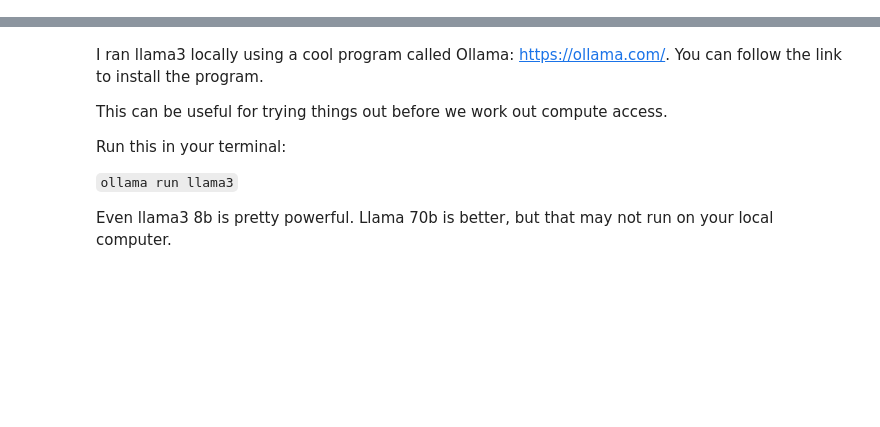
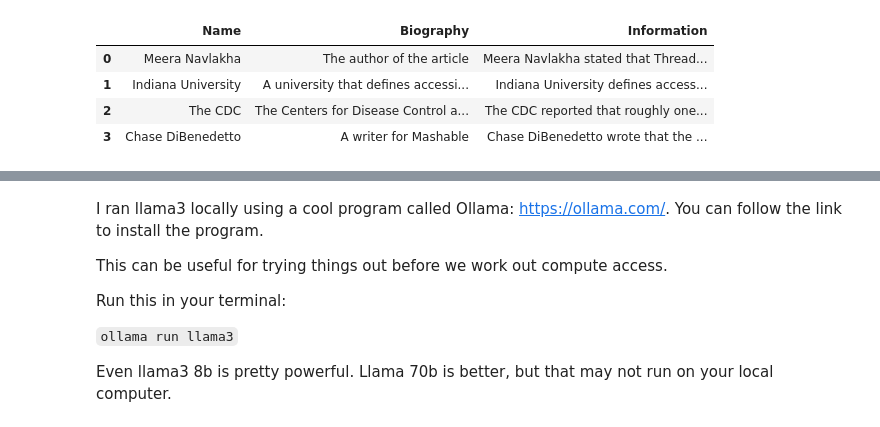
Before and after one commit to Yiqinh/conditional-information-retrieval, a Jupyter notebook: notebooks/2024-05-28__demo.ipynb, the cells around one changed output, grey strips where cells are left out. Cells and saved outputs as stored; diff of their text form; code cells hidden in the pictures; blank space fills up the shorter version.

````diff
--- a/notebooks/2024-05-28__demo.ipynb
+++ b/notebooks/2024-05-28__demo.ipynb
@@ -84,0 +131,13 @@ json_str = one_article[['sent_lists', 'attributions']].to_json(lines=True, orien
+# %%
+CLEAN_ARTICLE_TEXT_PROMPT = """
+You are a helpful editor assistant. I scraped this news article from the web and removed HTML tags, however,
+there is a lot of extraneous text from the HTML page that remains. Please only extract text related to the news article.
+Try not to miss any text. Copy over the text exactly. Here is the news article:
+
+```{article_text}```
+
+Return only the text.
+"""
+# %%
+prompt = CLEAN_ARTICLE_TEXT_PROMPT.format(article_text=one_article['article_text'][0])
+cleaned_article_text = query_together(prompt)
@@ -84,0 +211,14 @@ json_str = one_article[['sent_lists', 'attributions']].to_json(lines=True, orien
+# %%
+prompt = SOURCE_EXTRACTION_PROMPT.format(news_article=cleaned_article_text)
+extracted_sources = query_together(prompt)
+# %%
+import ast
+new_source_df = pd.DataFrame(robust_extract_json_str(extracted_sources))
+# %%
+new_source_df
+# %% [output]
+|  | Name | Biography | Information |
+| 0 | Meera Navlakha | The author of the article | Meera Navlakha stated that Thread... |
+| 1 | Indiana University | A university that defines accessi... | Indiana University defines access... |
+| 2 | The CDC | The Centers for Disease Control a... | The CDC reported that roughly one... |
+| 3 | Chase DiBenedetto | A writer for Mashable | Chase DiBenedetto wrote that the ... |
````
Also changed, not shown: parts of 37 cells of this notebook, 5 other files.
